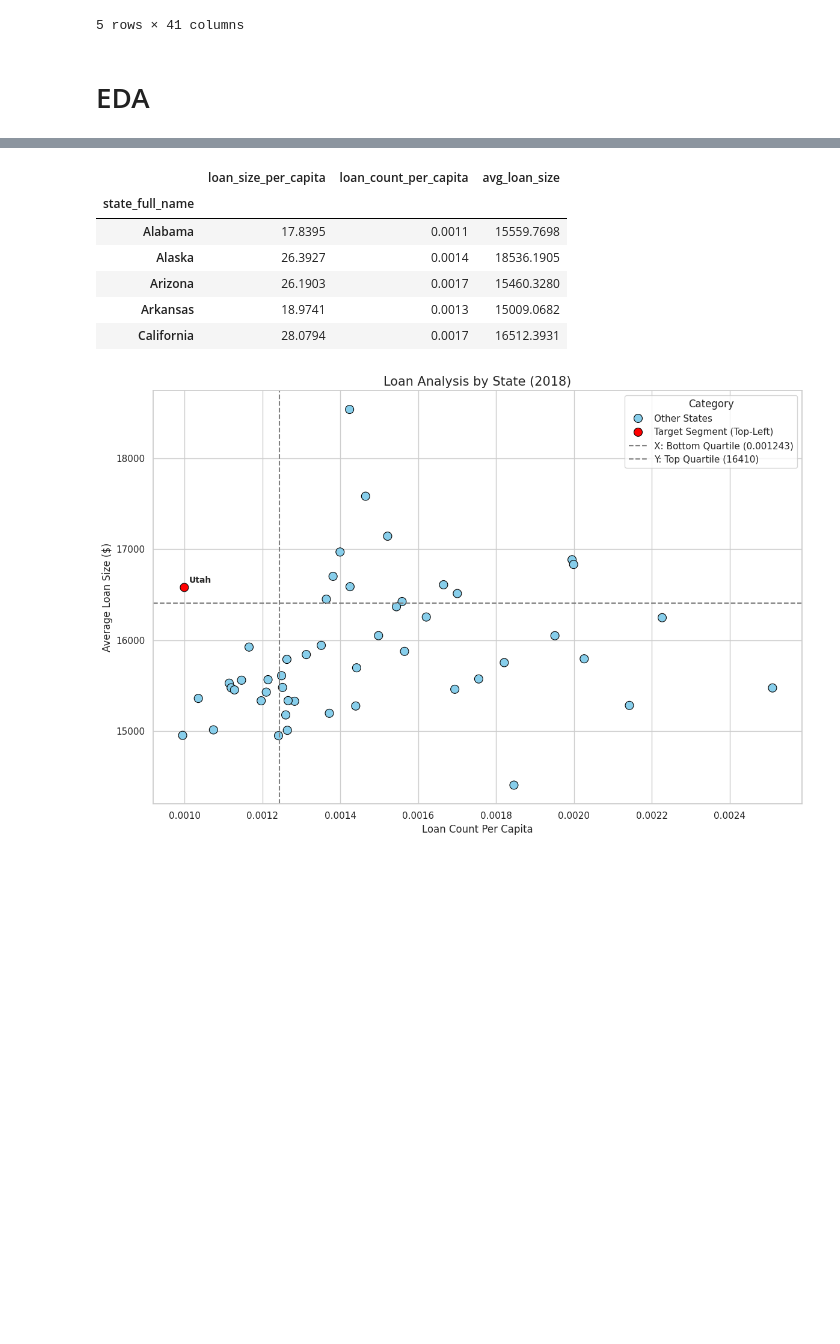
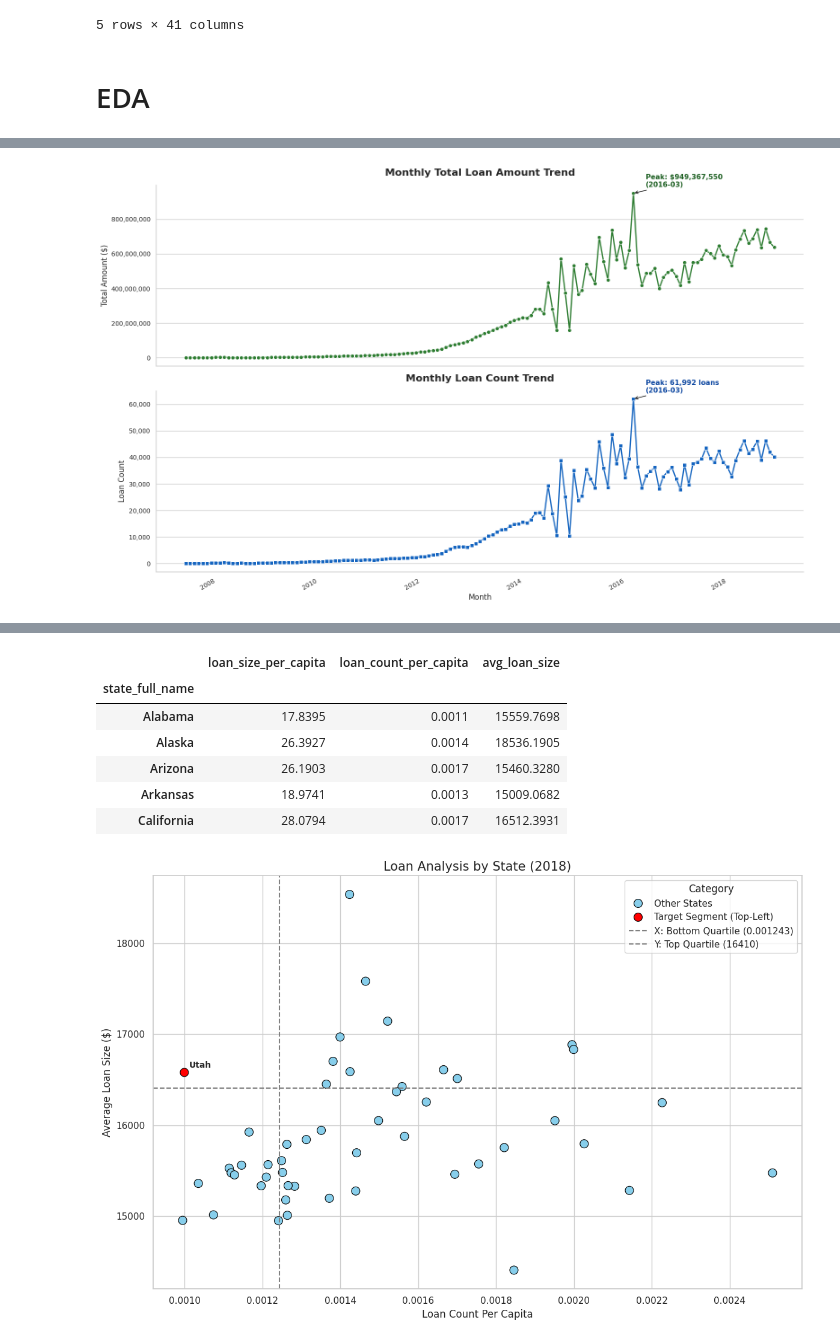
Before and after one commit to fr999yyy/Lending-Club-case-study, a Jupyter notebook: lc-case-study.ipynb, the cells around one changed output, grey strips where cells are left out. Saved outputs shown, nothing was run; the diff lists cells and outputs as text; code cells hidden in the pictures; blank space fills up the shorter version.

```diff
--- a/lc-case-study.ipynb
+++ b/lc-case-study.ipynb
@@ -338,0 +283,89 @@ df.head()
+# %%
+import matplotlib.ticker as mticker
+import matplotlib.dates as mdates
+
+# 1. Preprocessing
+df['year_month_ts'] = df['issue_date'].dt.to_period('M').dt.to_timestamp()
+
+trend_df = (
+    df.groupby('year_month_ts')
+    .agg(
+        total_amount=('funded_amnt', 'sum'),
+        loan_count=('funded_amnt', 'count'),
+    )
+    .reset_index()
+)
+
+# 2. Style & layout
+sns.set_style("whitegrid")
+COLORS = {
+    'amount': '#2E7D32',
+    'amount_label': '#1B5E20',
+    'count': '#1565C0',
+    'count_label': '#0D47A1',
+}
+
+ANNOTATION_KWARGS = dict(
+    xytext=(20, 10),
+    textcoords='offset points',
+    arrowprops=dict(arrowstyle='->', color='black'),
+    fontsize=11,
+    fontweight='bold',
+)
+plt.rcParams.update({'axes.spines.top': False, 'axes.spines.right': False})
+
+fig, (ax1, ax2) = plt.subplots(2, 1, figsize=(16, 10), sharex=True)
+fig.subplots_adjust(hspace=0.08)  # tighter gap between subplots
+
+# 3. Plot 1: Total loan amount
+sns.lineplot(
+    data=trend_df, x='year_month_ts', y='total_amount',
+    ax=ax1, color=COLORS['amount'], marker='o', linewidth=2,
+)
+ax1.set_title('Monthly Total Loan Amount Trend', fontsize=16, fontweight='bold', pad=15)
+ax1.set_ylabel('Total Amount ($)', fontsize=12)
+ax1.set_xlabel('')
+
+peak_amt = trend_df.loc[trend_df['total_amount'].idxmax()]
+ax1.annotate(
+    f"Peak: ${peak_amt['total_amount']:,.0f}\n({peak_amt['year_month_ts'].strftime('%Y-%m')})",
+    xy=(peak_amt['year_month_ts'], peak_amt['total_amount']),
+    color=COLORS['amount_label'],
+    **ANNOTATION_KWARGS,
+)
+
+# 4. Plot 2: Loan count
+sns.lineplot(
+    data=trend_df, x='year_month_ts', y='loan_count',
+    ax=ax2, color=COLORS['count'], marker='s', linewidth=2,
+)
+ax2.set_title('Monthly Loan Count Trend', fontsize=16, fontweight='bold', pad=15)
+ax2.set_ylabel('Loan Count', fontsize=12)
+ax2.set_xlabel('Month', fontsize=12)
+
+peak_cnt = trend_df.loc[trend_df['loan_count'].idxmax()]
+ax2.annotate(
+    f"Peak: {peak_cnt['loan_count']:,} loans\n({peak_cnt['year_month_ts'].strftime('%Y-%m')})",
+    xy=(peak_cnt['year_month_ts'], peak_cnt['loan_count']),
+    color=COLORS['count_label'],
+    **ANNOTATION_KWARGS,
+)
+
+# ── 5. X-axis formatting ──────────────────────────────────────────────────────
+# ax2.xaxis.set_major_formatter(mdates.DateFormatter('%b %Y'))   # "Jan 2020" is easier to read than "2020-01"
+# ax2.xaxis.set_major_locator(mdates.MonthLocator(interval=6))   # every 6 months instead of 2
+# ax2.xaxis.set_minor_locator(mdates.MonthLocator(interval=1))   # subtle tick every month
+
+plt.xticks(rotation=30, ha='right', fontsize=10)               # shallower angle, right-aligned
+
+# clean up both axes
+for ax in (ax1, ax2):
+    ax.yaxis.set_major_formatter(mticker.FuncFormatter(lambda x, _: f'{x:,.0f}'))
+    ax.tick_params(axis='both', labelsize=10)
+    ax.grid(axis='x', visible=False)   # remove vertical gridlines, keep horizontal only
+
+plt.tight_layout()
+plt.savefig('Loan_amount_and_count_trend.png')
+plt.show()
+# %% [output]
+[figure, added]
```
Also changed, not shown: parts of 41 cells of this notebook, 11 other files.
